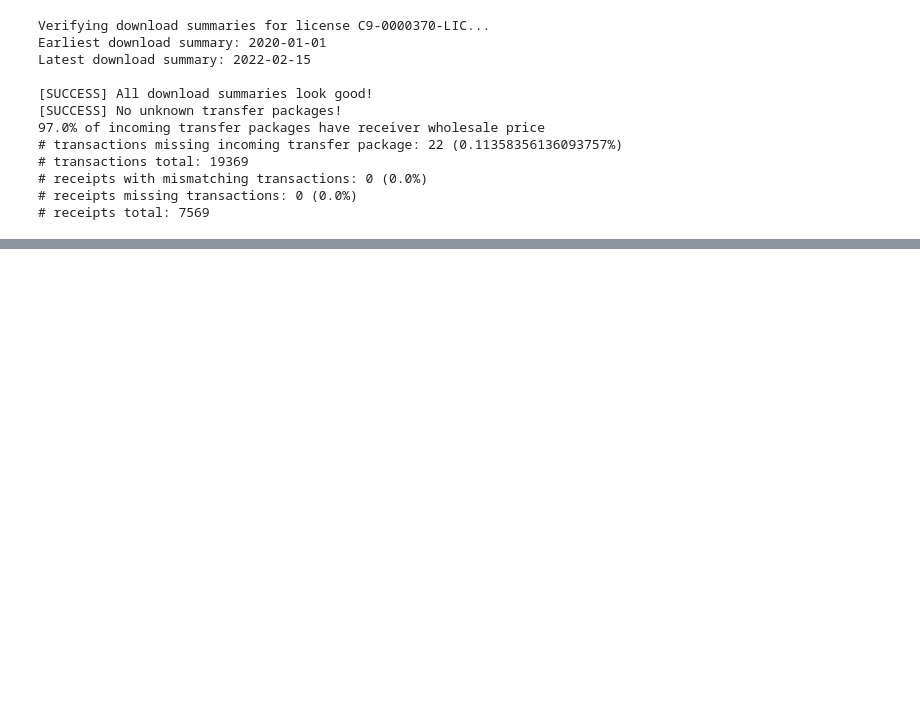
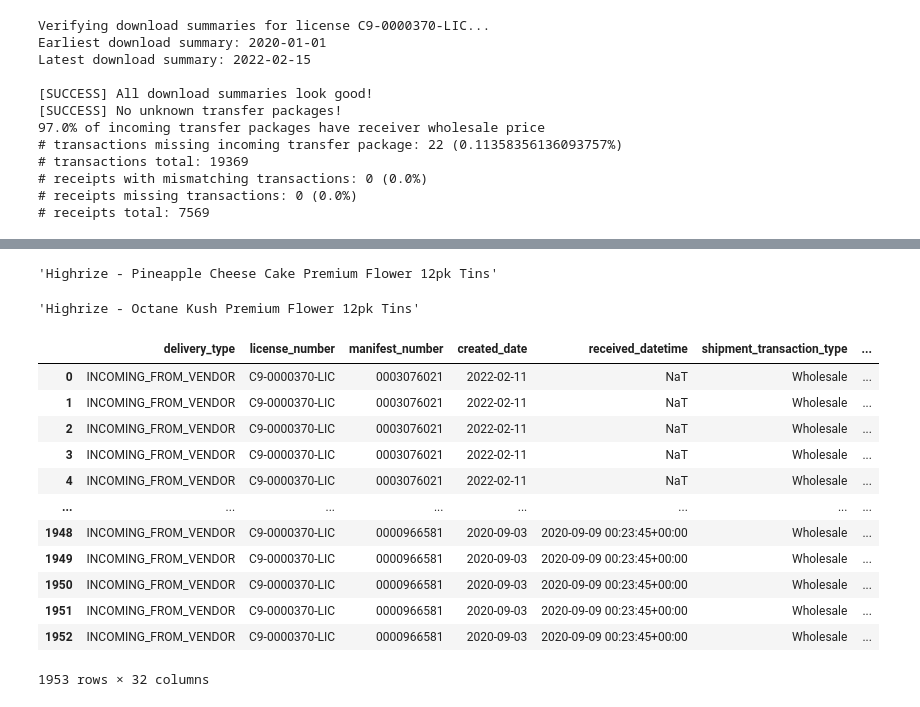
Before and after one commit to warrenshen/platform, a Jupyter notebook: services/api-server/notebooks/analysis/Roy_notebook.ipynb, the cells around one changed output, grey strips where cells are left out. Saved outputs shown, nothing was run; the diff lists cells and outputs as text; code cells hidden in the pictures; blank space fills up the shorter version.

```diff
--- a/services/api-server/notebooks/analysis/Roy_notebook.ipynb
+++ b/services/api-server/notebooks/analysis/Roy_notebook.ipynb
@@ -73,0 +104,24 @@ sales_transaction_deduped.head()
+# %%
+incoming_transfer_data.loc[3]['product_name']
+# %% [output]
+'Highrize - Pineapple Cheese Cake Premium Flower 12pk Tins'
+# %%
+incoming_transfer_data.loc[2]['product_name']
+# %% [output]
+'Highrize - Octane Kush Premium Flower 12pk Tins'
+# %%
+incoming_transfer_data
+# %% [output]
+|  | delivery_type | license_number | manifest_number | created_date | received_datetime | shipment_transaction_type | ... |
+| 0 | INCOMING_FROM_VENDOR | C9-0000370-LIC | 0003076021 | 2022-02-11 | NaT | Wholesale | ... |
+| 1 | INCOMING_FROM_VENDOR | C9-0000370-LIC | 0003076021 | 2022-02-11 | NaT | Wholesale | ... |
+| 2 | INCOMING_FROM_VENDOR | C9-0000370-LIC | 0003076021 | 2022-02-11 | NaT | Wholesale | ... |
+| 3 | INCOMING_FROM_VENDOR | C9-0000370-LIC | 0003076021 | 2022-02-11 | NaT | Wholesale | ... |
+| 4 | INCOMING_FROM_VENDOR | C9-0000370-LIC | 0003076021 | 2022-02-11 | NaT | Wholesale | ... |
+| ... | ... | ... | ... | ... | ... | ... | ... |
+| 1948 | INCOMING_FROM_VENDOR | C9-0000370-LIC | 0000966581 | 2020-09-03 | 2020-09-09 00:23:45+00:00 | Wholesale | ... |
+| 1949 | INCOMING_FROM_VENDOR | C9-0000370-LIC | 0000966581 | 2020-09-03 | 2020-09-09 00:23:45+00:00 | Wholesale | ... |
+| 1950 | INCOMING_FROM_VENDOR | C9-0000370-LIC | 0000966581 | 2020-09-03 | 2020-09-09 00:23:45+00:00 | Wholesale | ... |
+| 1951 | INCOMING_FROM_VENDOR | C9-0000370-LIC | 0000966581 | 2020-09-03 | 2020-09-09 00:23:45+00:00 | Wholesale | ... |
+| 1952 | INCOMING_FROM_VENDOR | C9-0000370-LIC | 0000966581 | 2020-09-03 | 2020-09-09 00:23:45+00:00 | Wholesale | ... |
+1953 rows × 32 columns
```
Also changed, not shown: parts of 11 cells of this notebook, 6 other files.
